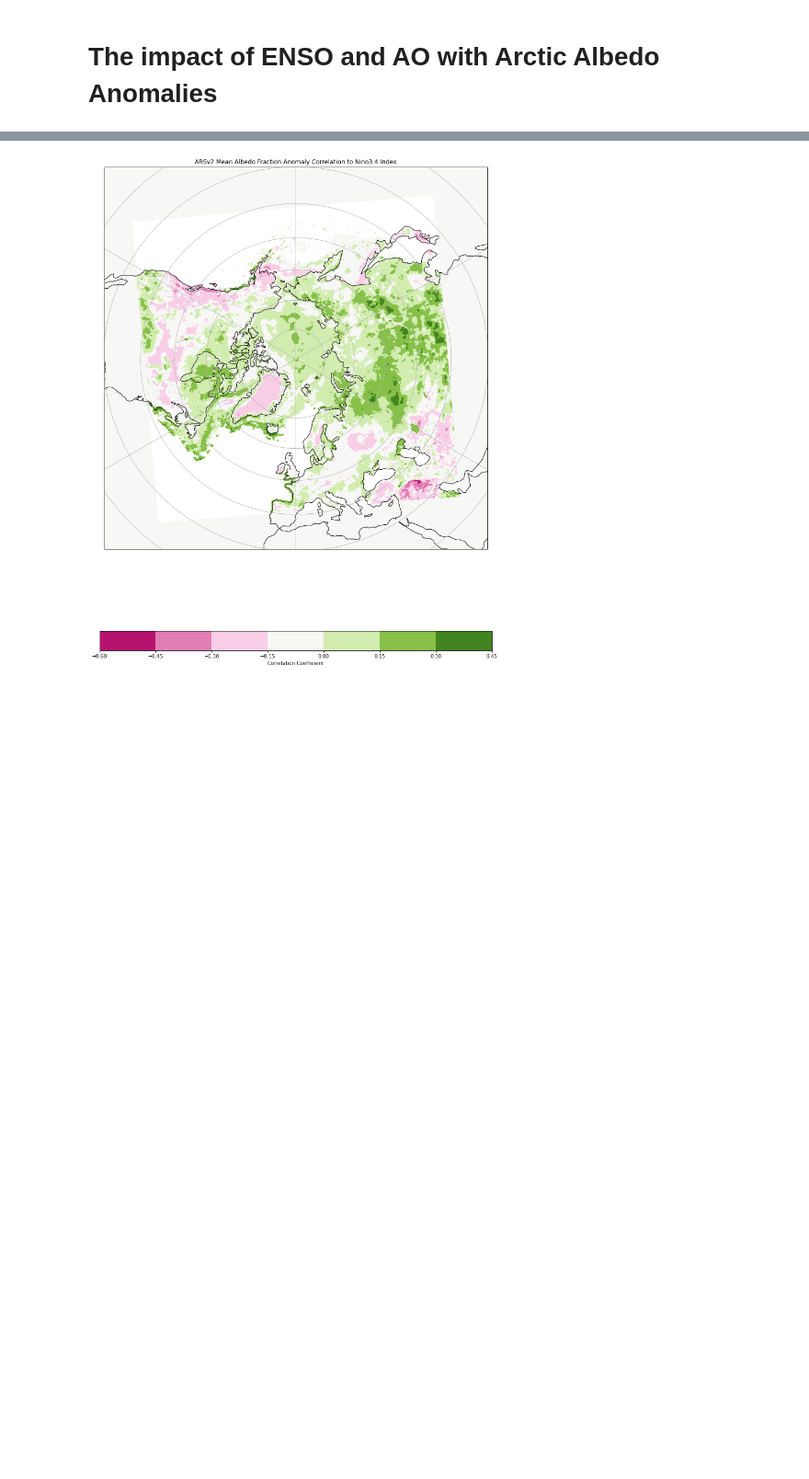
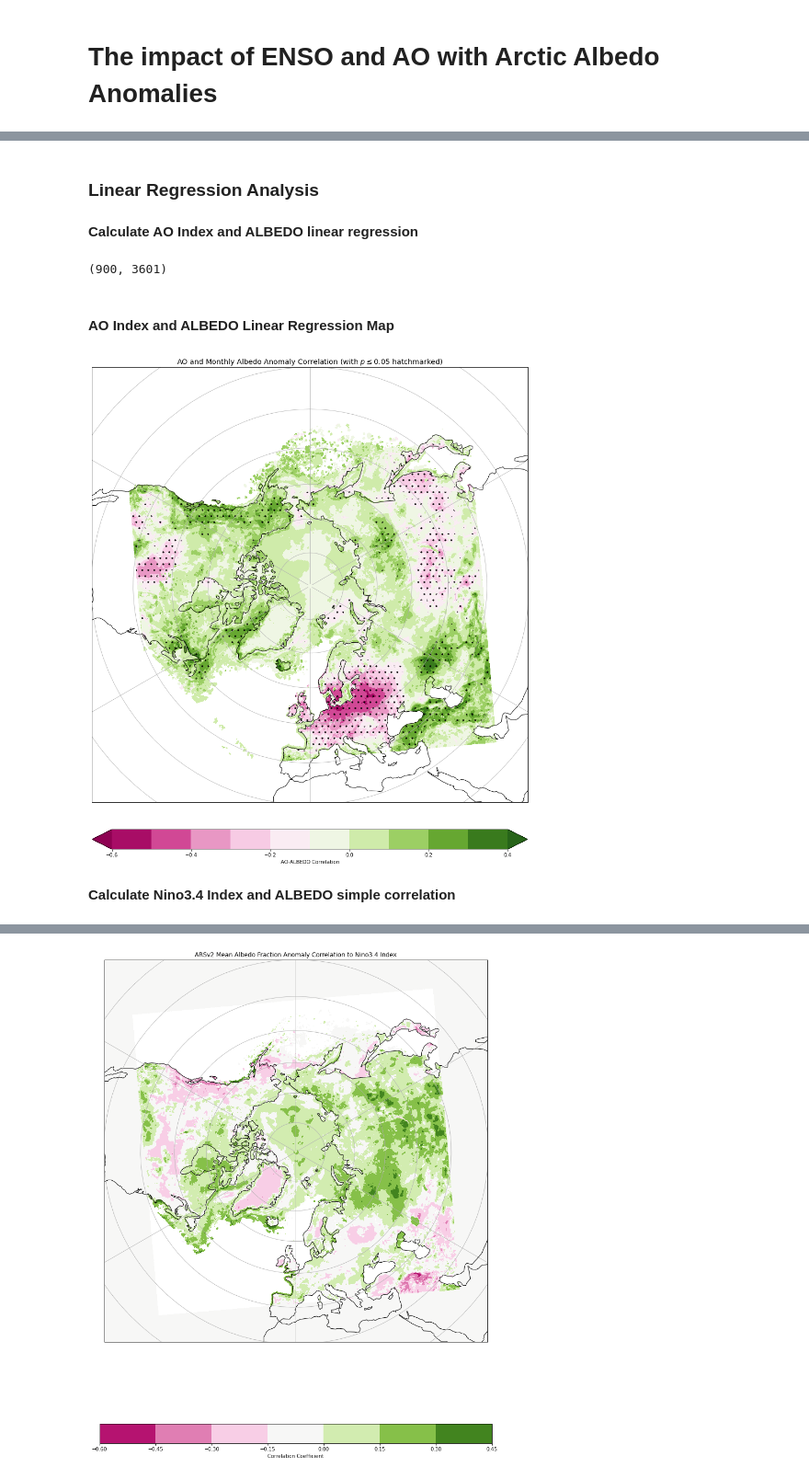
Before and after one commit to juozasg/clim-data, a Jupyter notebook: FinalProject.ipynb, the cells around one changed output, grey strips where cells are left out. Shown at 92% size. Cells and saved outputs as stored; diff of their text form; code cells hidden in the pictures; blank space fills up the shorter version.

```diff
--- a/FinalProject.ipynb
+++ b/FinalProject.ipynb
@@ -201,0 +224,52 @@ Data variables:
+# %% [markdown]
+### Linear Regression Analysis
+# %% [markdown]
+**Calculate AO Index and ALBEDO linear regression**
+# %%
+ds=anoms['ALBEDO']
+
+nx=len(ds['lon'])
+ny=len(ds['lat'])
+
+p_array=np.zeros((ny,nx))
+r_array=np.zeros((ny,nx))
+
+for i in range(nx):
+    for j in range(ny):
+        r,p=pearsonr(ao['ao'],ds[:,j,i])
+        r_array[j,i]=r
+        p_array[j,i]=p
+
+r_array.shape
+# %% [output]
+(900, 3601)
+# %%
+ao_r_array=r_array
+ao_p_array=p_array
+# %%
+p=0.05
+ao_r_sigmask=np.where(ao_p_array<p,ao_r_array,np.nan)
+# %% [markdown]
+#### AO Index and ALBEDO Linear Regression Map
+# %%
+ax = plot_large_polar_common_ax()
+clevs=np.arange(-0.6,0.5,0.1)
+
+cs=ax.contourf(anoms['lon'],anoms['lat'],
+            ao_r_array,clevs,
+            transform=ccrs.PlateCarree(),
+            cmap='PiYG',extend='both')
+
+ax.contourf(anoms['lon'],anoms['lat'],ao_r_sigmask,[0,1],
+            transform = ccrs.PlateCarree(),colors='None',
+            hatches=['.','.'],extend='both',alpha=0)
+
+
+cbar=plt.colorbar(cs,orientation='horizontal',label='AO-ALBEDO Correlation',shrink=0.78,pad=0.05)
+
+plt.title('AO and Monthly Albedo Anomaly Correlation (with $p \leq 0.05$ hatchmarked)', size='x-large')
+plt.show()
+# %% [output]
+[figure, added]
+# %% [markdown]
+**Calculate Nino3.4 Index and ALBEDO simple correlation**
```
Also changed, not shown: parts of 58 cells of this notebook, 2 other files.
